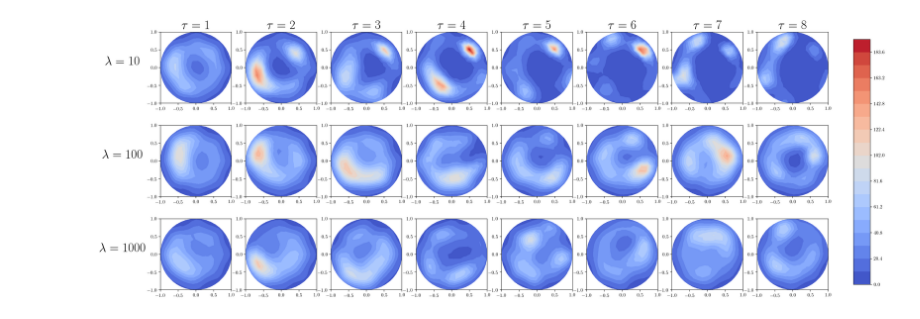
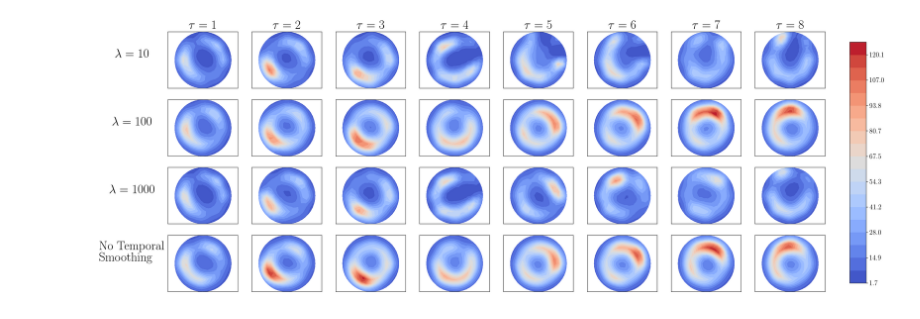
Before and after one commit to jcockayne/hydrocyclone_code, a Jupyter notebook: notebooks/Hydrocyclone_Results_Temporal_Lambdas.ipynb, the cells around one changed output. Cells and saved outputs as stored; diff of their text form; code cells hidden in the pictures.

```diff
--- a/notebooks/Hydrocyclone_Results_Temporal_Lambdas.ipynb
+++ b/notebooks/Hydrocyclone_Results_Temporal_Lambdas.ipynb
@@ -13,0 +11,5 @@ run_ids = ['n=5_5b47c487', 'n=5_aab75251', 'n=6_bebc881d']
+# %%
+root_path = 'results/temporal_recovery_'
+run_ids = ['n=7_collocation_0373f826', 'n=7_25c3f9a2', 'n=7_collocation_415cc403', 'n=7_beb463a4']
+n_pts = 7
+frames_to_plot = [11,12,13,14,15,16,17,18]
@@ -14,13 +19,11 @@ run_ids = ['n=5_5b47c487', 'n=5_aab75251', 'n=6_bebc881d']
 # %%
-plot_means = []
-lambdas = []
 for run_id in run_ids:
     root_dir = root_path + run_id
-    with open(os.path.join(root_dir, 'results.pkl')) as f:
+    with open(os.path.join(root_dir, 'results.pkl'), 'rb') as f:
         results = pickle.load(f)
     summary = pd.read_csv(os.path.join(root_dir, 'summary.csv'))
     params_dict = {}
-    with open(os.path.join(root_dir, 'params.py')) as f:
+    with open(os.path.join(root_dir, 'params.py'), 'r') as f:
         exec(f.read(), {}, params_dict)
 
     lamb = params_dict['lamb']
@@ -34,7 +37,9 @@ for run_id in run_ids:
     to_plot = [np.average(np.exp(f), weights=w, axis=0) for f, w in zip(frames, weights)]
 
     plot_means.append(to_plot)
-    lambdas.append(lamb)
+    lambdas.append('$\lambda={:.0f}$'.format(lamb))
+# %%
+lambdas[-1] = '\\noindent No Temporal\\newline Smoothing'
 # %%
 max_level = np.max([np.max(m) for lamb in plot_means for m in lamb])
 min_level = np.min([np.min(m) for lamb in plot_means for m in lamb])
@@ -42,26 +47,35 @@ levels = np.linspace(min_level, max_level, 20)
 # %%
 proposal_design = eit.grids.construct_shell(np.linspace(0,1,params_dict['n_radii_inverse']))
 # %%
-fig, axes = plt.subplots(len(plot_means), len(plot_means[0]), figsize=(24,10))
+fig, axes = plt.subplots(len(plot_means), len(plot_means[0]), sharex=True, sharey=True, figsize=(24,10))
 raveled = [a for a1 in axes for a in a1]
 frame_ixs = np.arange(1, 1+len(to_plot))
-for i in xrange(len(plot_means)):
+
+for i in range(len(plot_means)):
     sub_axes = axes[i]
     plot_row = plot_means[i]
     for mean, axis, frame in zip(plot_row, sub_axes, frame_ixs):
         im = axis.tricontourf(proposal_design[:,0], proposal_design[:,1], mean, levels, cmap='coolwarm')
         axis.set_aspect('equal')
+        axis.set_xlim(-1,1)
+        axis.set_ylim(-1,1)
 
 for axis, frame in zip(axes[0], frame_ixs):
     axis.set_title(r'$\tau={}$'.format(frame), fontsize=26)
 
 for axis, lamb in zip(axes[:,0], lambdas):
-    axis.set_ylabel(r'$\lambda={:.0f}$'.format(lamb), rotation=0, fontsize=26, labelpad=50)
+    axis.set_ylabel(lamb, rotation=0, fontsize=26, labelpad=75)
+
+for ax in axes.ravel():
+    ax.get_yaxis().set_ticks([])
+    ax.get_xaxis().set_ticks([])
+    ax.set_aspect('equal')
 
 #fig.tight_layout()
 fig.subplots_adjust(right=0.92)
 cax = fig.add_axes([0.95, 0.15, 0.02, 0.7])
 fig.colorbar(im, cax)
+cax.set_yticklabels(cax.get_yticklabels(), fontsize=14)
 plt.savefig('figures/temporal_recovery_lambdas.pdf'.format(run_id), bbox_inches='tight', transparent=True, )
 # %% [output]
-[figure, old version]
+[figure, new version]
```
Also changed, not shown: parts of 2 cells of this notebook, 12 other files.
